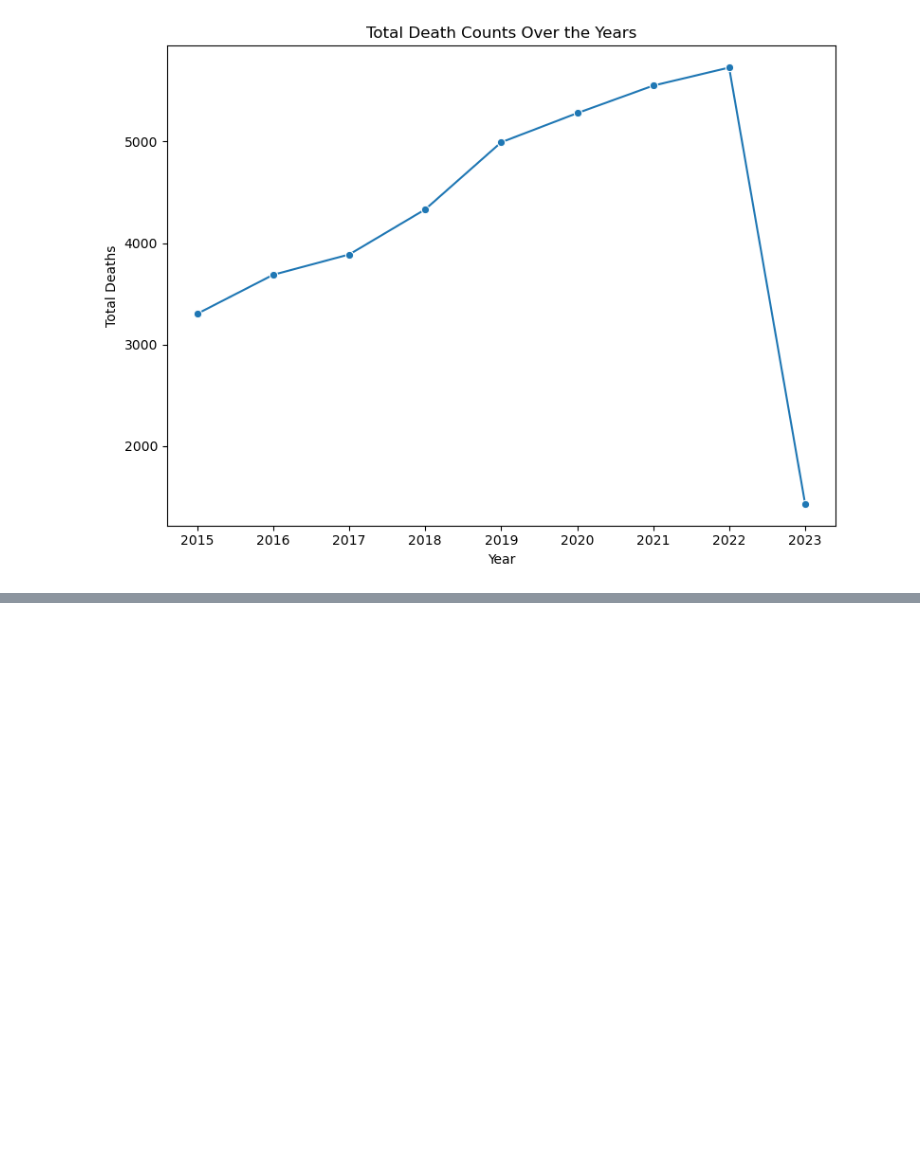
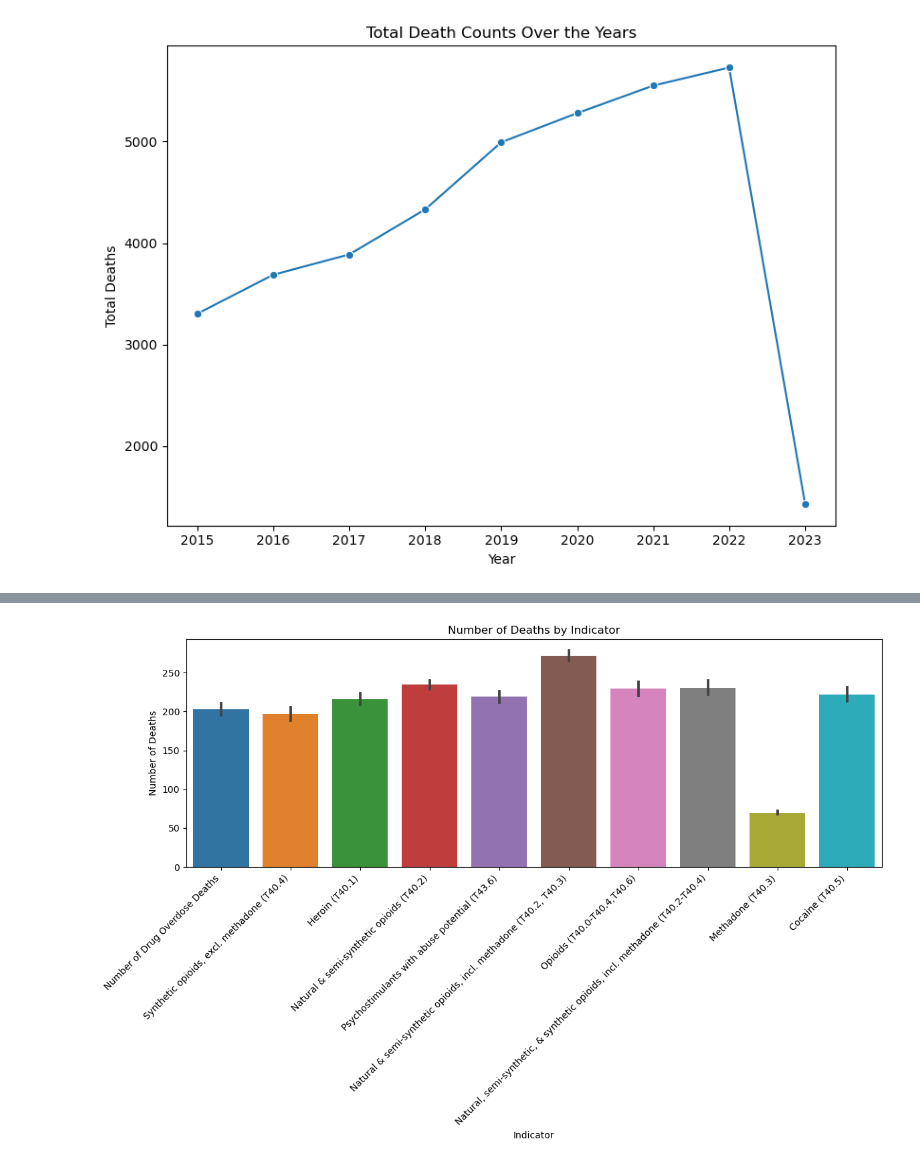
Before and after one commit to eyaskin23/ds3000final, a Jupyter notebook: eda.ipynb, the cells around one changed output, grey strips where cells are left out. Cells and saved outputs as stored; diff of their text form; code cells hidden in the pictures; blank space fills up the shorter version.

```diff
--- a/eda.ipynb
+++ b/eda.ipynb
@@ -70,0 +97,11 @@ plt.show()
+# %%
+plt.figure(figsize=(12, 8))
+sns.barplot(x='Indicator', y='Data Value', data=df)
+plt.title('Number of Deaths by Indicator')
+plt.xlabel('Indicator')
+plt.ylabel('Number of Deaths')
+plt.xticks(rotation=45, ha='right')
+plt.tight_layout()
+plt.show()
+# %% [output]
+[figure, added]
```
Also changed, not shown: parts of 4 cells of this notebook.
